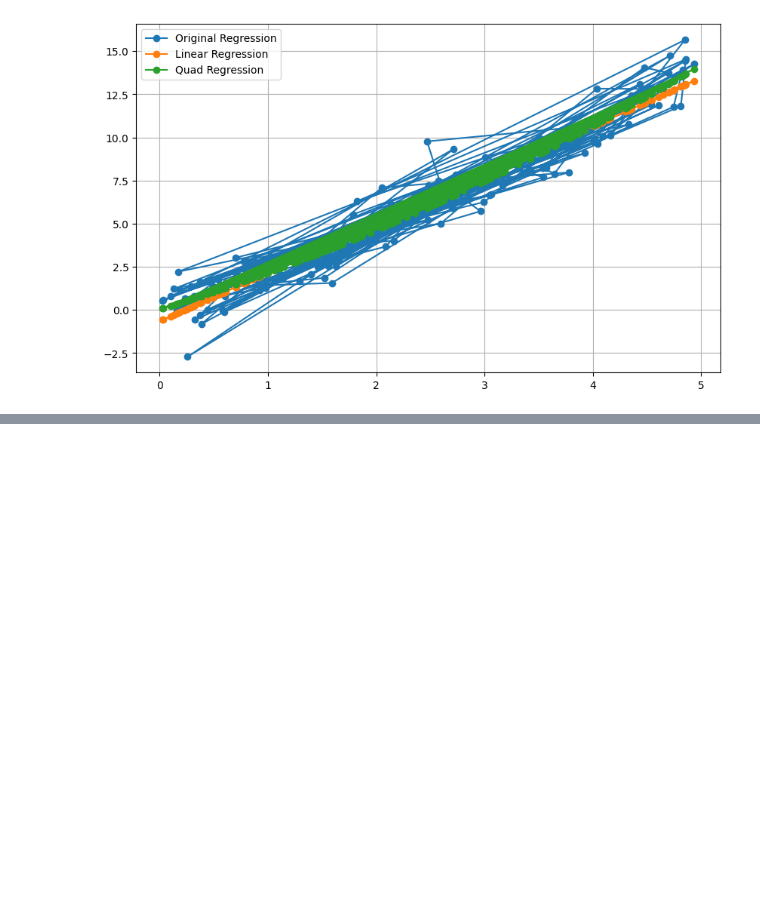
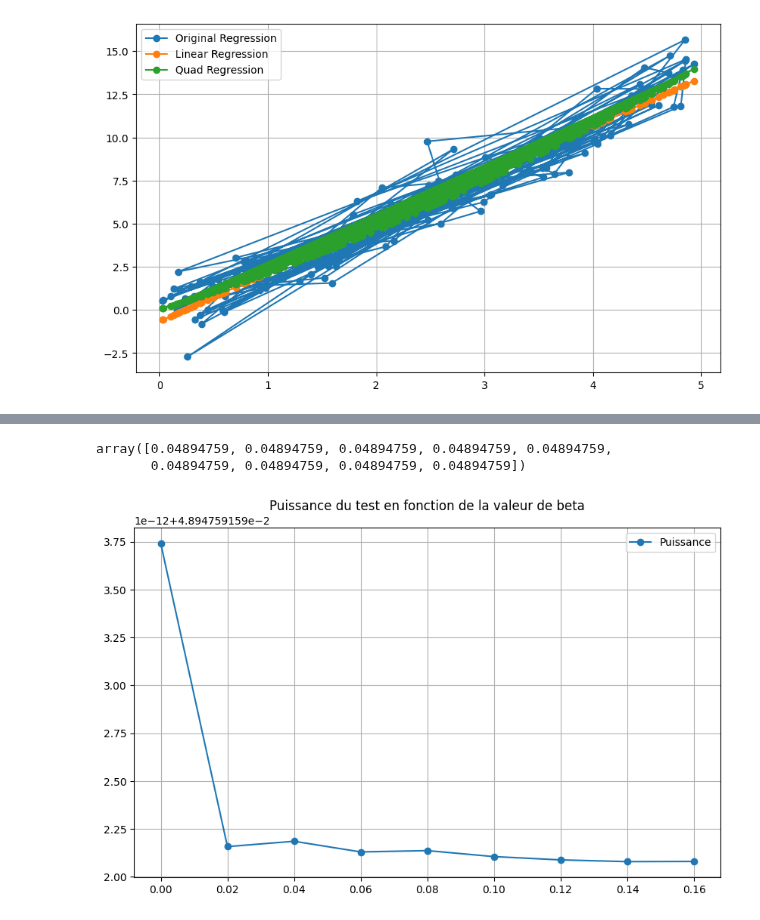
Before and after one commit to AntoineGilsonGH/The-Design-and-Analysis-of-Benchmark-Experiments, a Jupyter notebook: Implementation.ipynb, the cells around one changed output, grey strips where cells are left out. Saved outputs shown, nothing was run; the diff lists cells and outputs as text; code cells hidden in the pictures; blank space fills up the shorter version.

```diff
--- a/Implementation.ipynb
+++ b/Implementation.ipynb
@@ -128,0 +132,18 @@ plt.show()
+# %%
+stat_student = stats.t.ppf(0.95, 149)
+valeur = stat_student - test_alternative
+
+power = 1 - stats.norm.cdf(valeur)
+power
+# %% [output]
+array([0.04894759, 0.04894759, 0.04894759, 0.04894759, 0.04894759,
+       0.04894759, 0.04894759, 0.04894759, 0.04894759])
+# %%
+plt.figure(figsize=(10, 6))
+plt.plot(beta2_values, power, label='Puissance', marker='o')
+plt.title('Puissance du test en fonction de la valeur de beta')
+plt.legend()
+plt.grid(True)
+plt.show()
+# %% [output]
+[figure, added]
```
Also changed, not shown: parts of 6 cells of this notebook.
